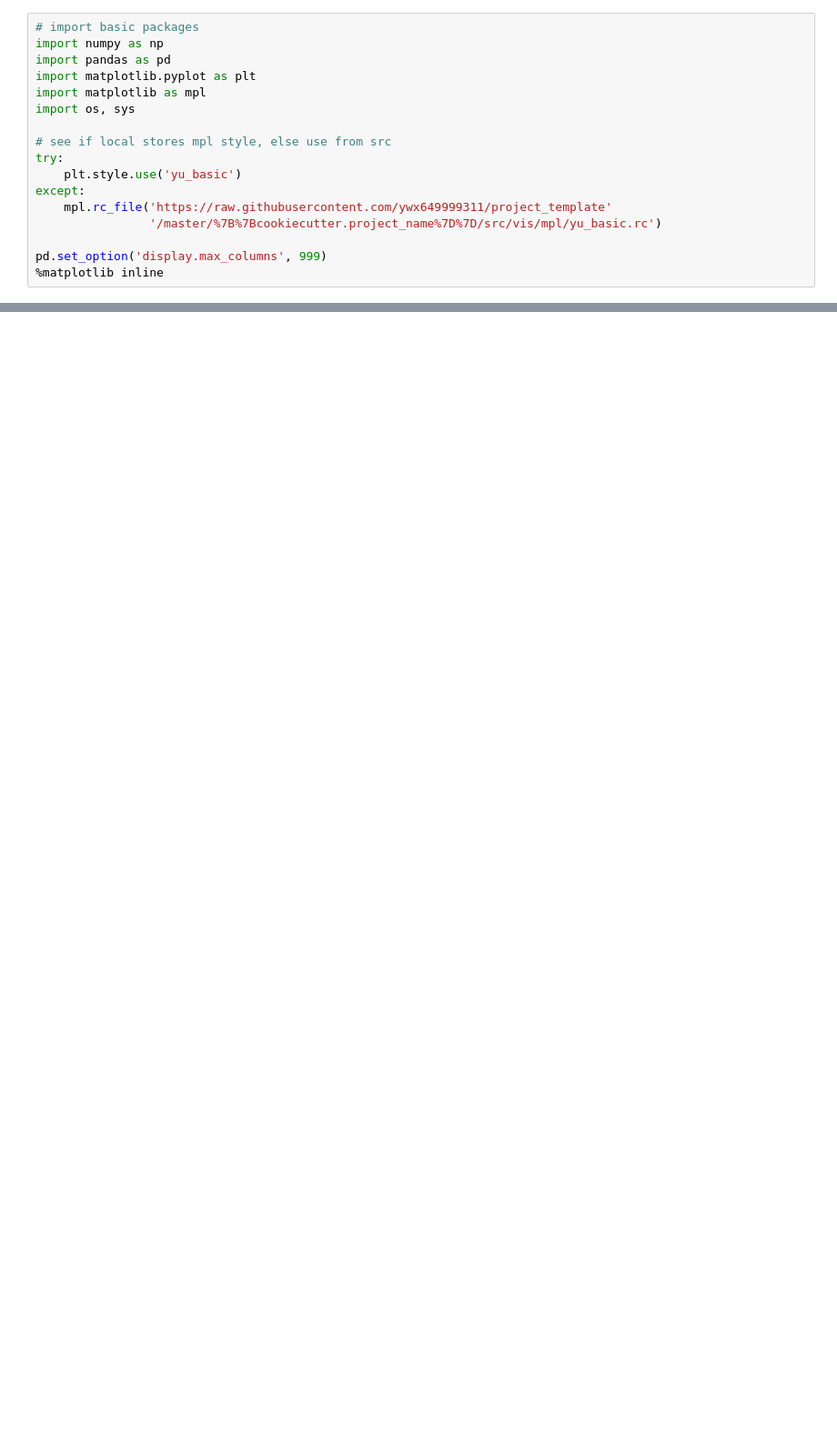
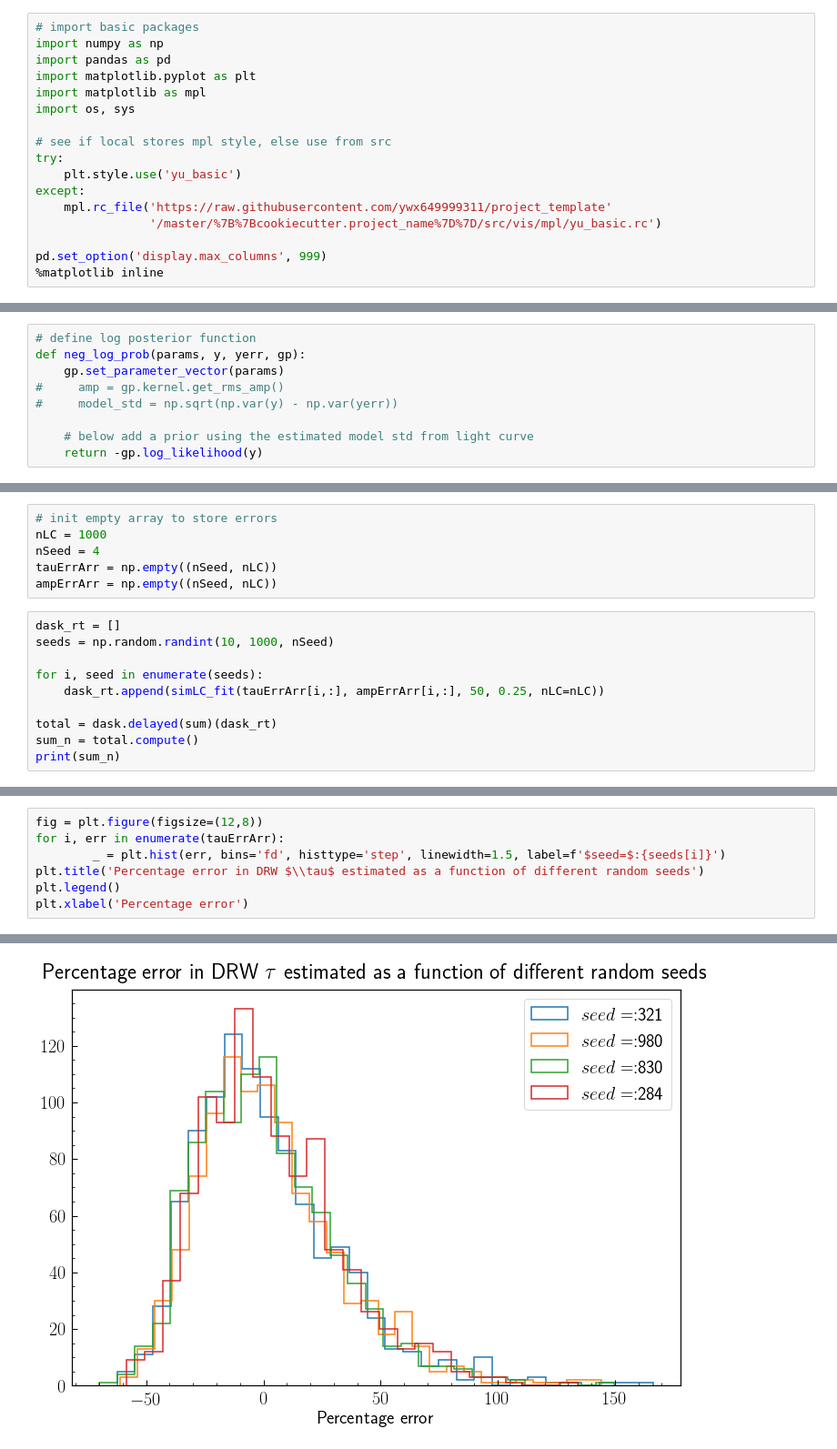
Before and after one commit to ywx649999311/EzTao, a Jupyter notebook: dev/gpFit_char/GP_fit_distribution.ipynb, the cells around one changed output, grey strips where cells are left out. Shown at 91% size. Drawn from its saved outputs; the diff is of its cells as text; blank space fills up the shorter version.

Commit message:
complete nb to examin fit error dist as func of random seed

```diff
--- a/dev/gpFit_char/GP_fit_distribution.ipynb
+++ b/dev/gpFit_char/GP_fit_distribution.ipynb
@@ -29,0 +34,9 @@ from scipy.optimize import minimize
+# %%
+# define log posterior function
+def neg_log_prob(params, y, yerr, gp):
+    gp.set_parameter_vector(params)
+#     amp = gp.kernel.get_rms_amp()
+#     model_std = np.sqrt(np.var(y) - np.var(yerr))
+
+    # below add a prior using the estimated model std from light curve
+    return -gp.log_likelihood(y)
@@ -29,0 +117,16 @@ from scipy.optimize import minimize
+# %%
+# init empty array to store errors
+nLC = 1000
+nSeed = 4
+tauErrArr = np.empty((nSeed, nLC))
+ampErrArr = np.empty((nSeed, nLC))
+# %%
+dask_rt = []
+seeds = np.random.randint(10, 1000, nSeed)
+
+for i, seed in enumerate(seeds):
+    dask_rt.append(simLC_fit(tauErrArr[i,:], ampErrArr[i,:], 50, 0.25, nLC=nLC))
+
+total = dask.delayed(sum)(dask_rt)
+sum_n = total.compute()
+print(sum_n)
@@ -29,0 +137,8 @@ from scipy.optimize import minimize
+# %%
+fig = plt.figure(figsize=(12,8))
+for i, err in enumerate(tauErrArr):
+        _ = plt.hist(err, bins='fd', histtype='step', linewidth=1.5, label=f'$seed=$:{seeds[i]}')
+plt.title('Percentage error in DRW $\\tau$ estimated as a function of different random seeds')
+plt.legend()
+plt.xlabel('Percentage error')
+# %% [output]
@@ -29,0 +146 @@ from scipy.optimize import minimize
+[figure, added]
```
Also changed, not shown: parts of 8 cells of this notebook.
